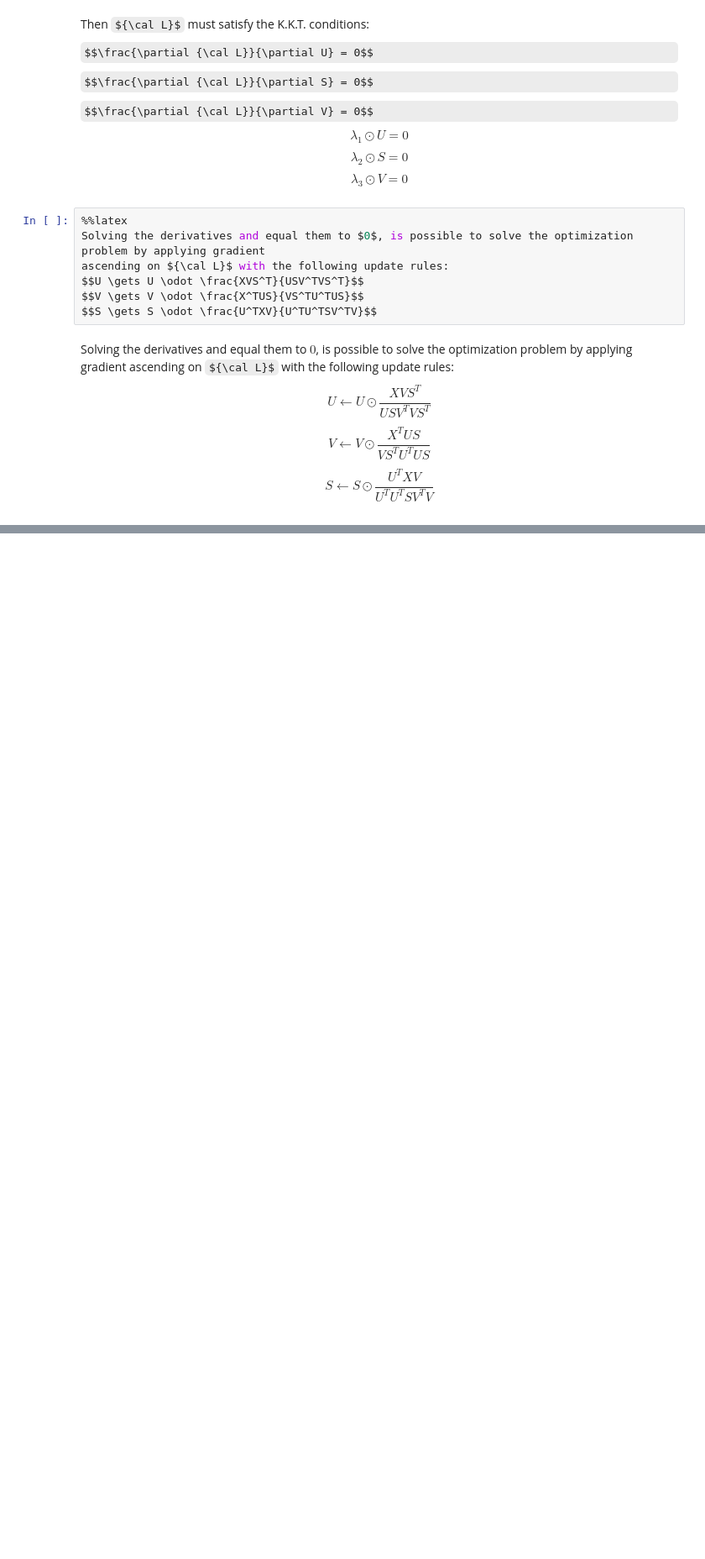
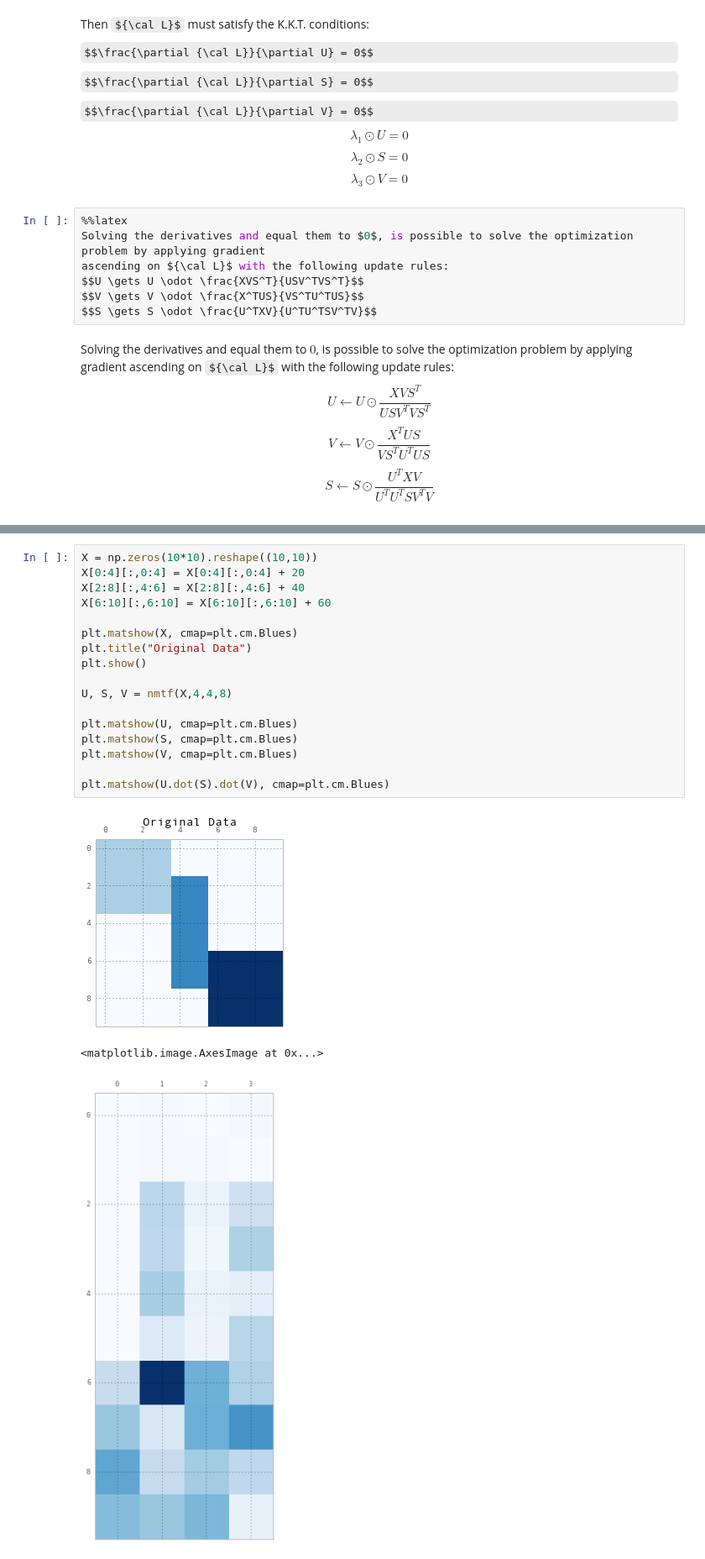
Before and after one commit to lucasbrunialti/biclustering-experiments, a Jupyter notebook: nmf.ipynb, the cells around one changed output, grey strips where cells are left out. Shown at 84% size. Cells and saved outputs as stored; diff of their text form; some formulas as TeX source; blank space fills up the shorter version.

```diff
--- a/nmf.ipynb
+++ b/nmf.ipynb
@@ -193,0 +311,21 @@ def nmtf(X, k, l, num_iter=1):
+# %%
+X = np.zeros(10*10).reshape((10,10))
+X[0:4][:,0:4] = X[0:4][:,0:4] + 20
+X[2:8][:,4:6] = X[2:8][:,4:6] + 40
+X[6:10][:,6:10] = X[6:10][:,6:10] + 60
+
+plt.matshow(X, cmap=plt.cm.Blues)
+plt.title("Original Data")
+plt.show()
+
+U, S, V = nmtf(X,4,4,8)
+
+plt.matshow(U, cmap=plt.cm.Blues)
+plt.matshow(S, cmap=plt.cm.Blues)
+plt.matshow(V, cmap=plt.cm.Blues)
+
+plt.matshow(U.dot(S).dot(V), cmap=plt.cm.Blues)
+# %% [output]
+[figure, added]
+<matplotlib.image.AxesImage at 0x...>
+[figure, added]
```
Also changed, not shown: parts of 10 cells of this notebook.
